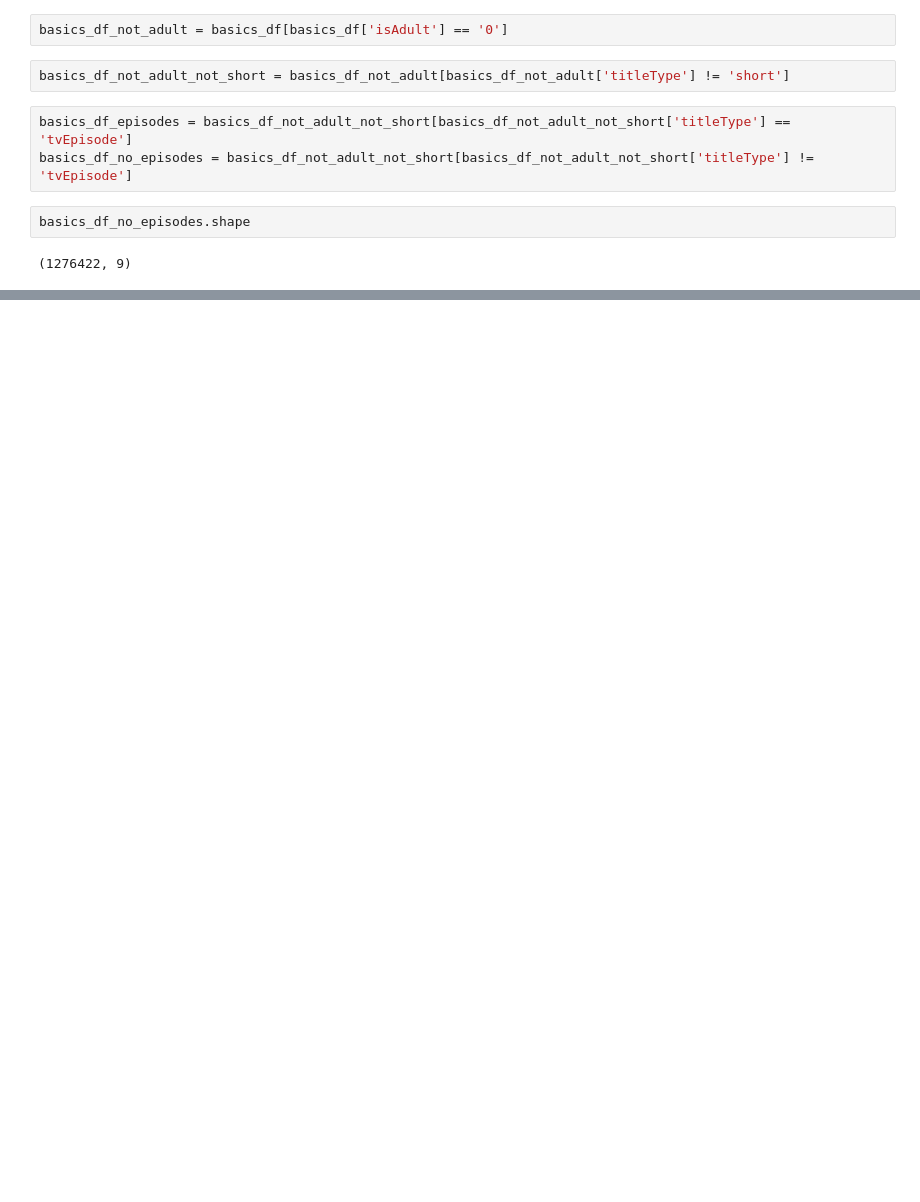
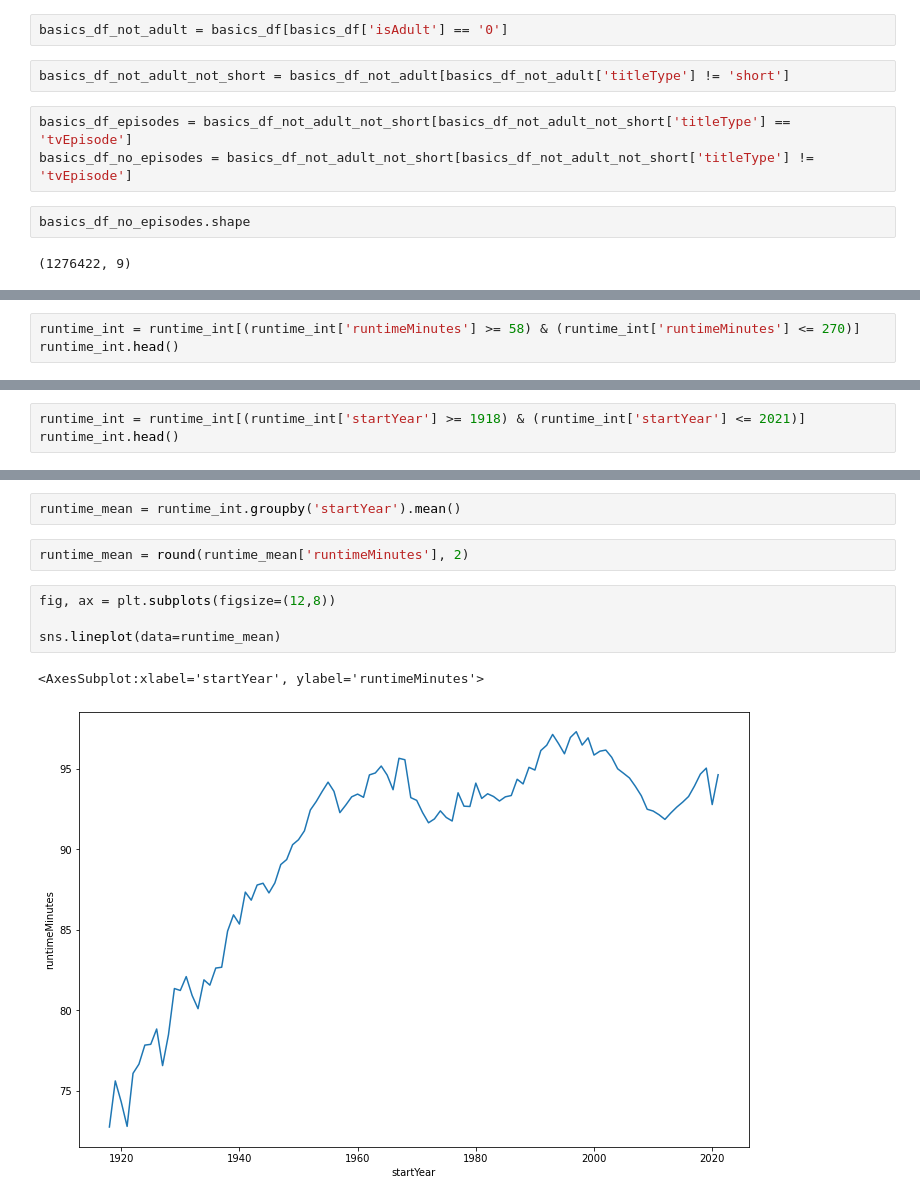
Before and after one commit to CathieLC/Wild_movie_project, a Jupyter notebook: Guillaume/basics_G.ipynb, the cells around one changed output, grey strips where cells are left out. Saved outputs shown, nothing was run; the diff lists cells and outputs as text; blank space fills up the shorter version.

```diff
--- a/Guillaume/basics_G.ipynb
+++ b/Guillaume/basics_G.ipynb
@@ -98,0 +138,3 @@ basics_df_no_episodes.replace('\\N', np.nan)
+# %%
+runtime_int = runtime_int[(runtime_int['runtimeMinutes'] >= 58) & (runtime_int['runtimeMinutes'] <= 270)]
+runtime_int.head()
@@ -98,0 +149,3 @@ basics_df_no_episodes.replace('\\N', np.nan)
+# %%
+runtime_int = runtime_int[(runtime_int['startYear'] >= 1918) & (runtime_int['startYear'] <= 2021)]
+runtime_int.head()
@@ -98,0 +160,11 @@ basics_df_no_episodes.replace('\\N', np.nan)
+# %%
+runtime_mean = runtime_int.groupby('startYear').mean()
+# %%
+runtime_mean = round(runtime_mean['runtimeMinutes'], 2)
+# %%
+fig, ax = plt.subplots(figsize=(12,8))
+
+sns.lineplot(data=runtime_mean)
+# %% [output]
+<AxesSubplot:xlabel='startYear', ylabel='runtimeMinutes'>
+[figure, added]
```
Also changed, not shown: parts of 15 cells of this notebook, 2 other files.
